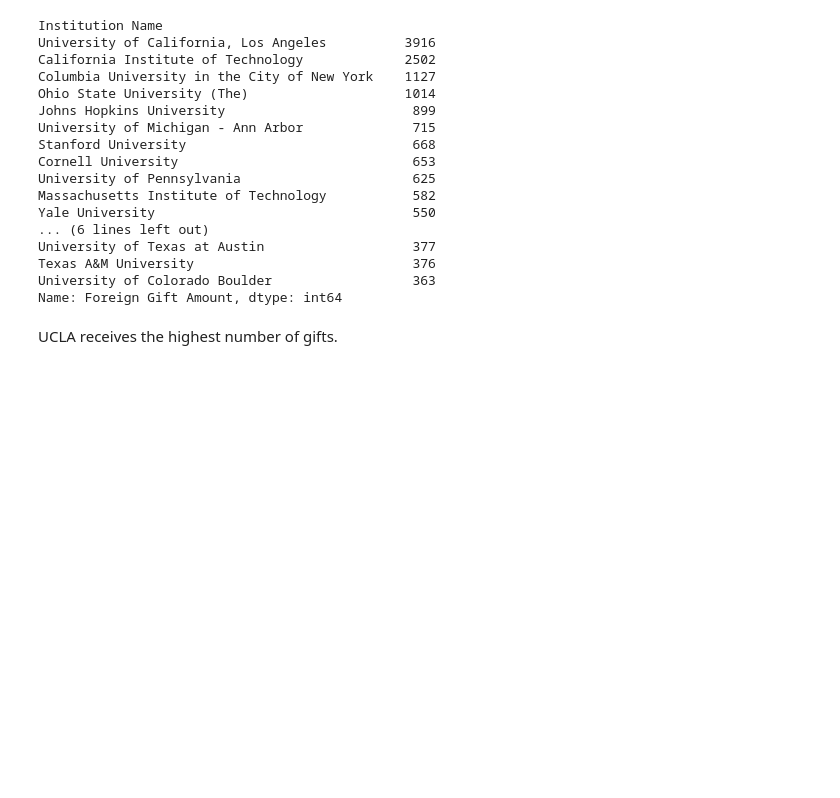
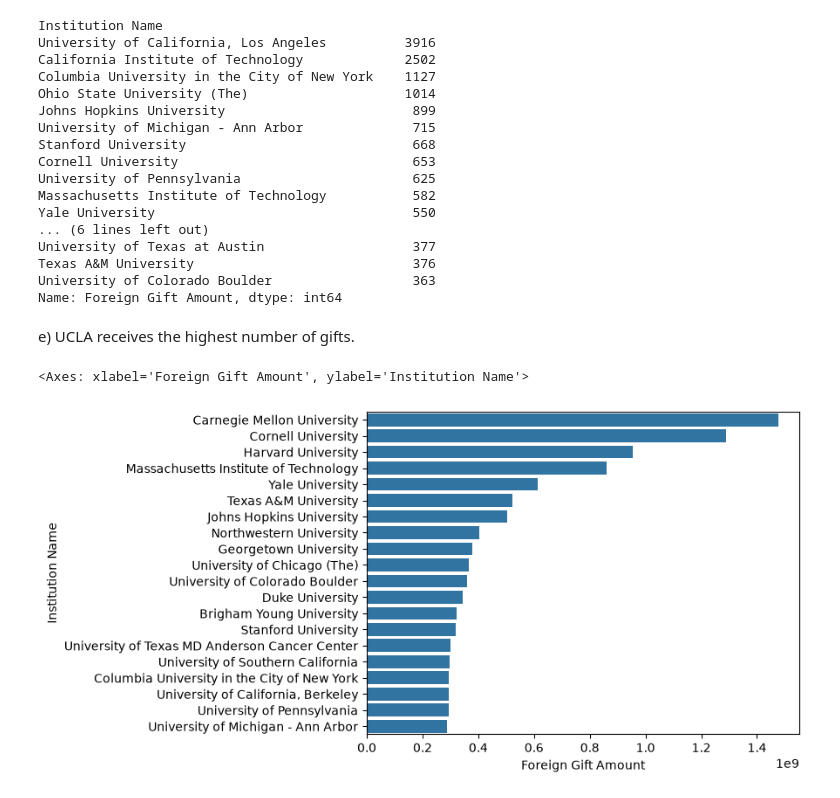
Before and after one commit to sjy3pb/uu_wrangling_and_eda, a Jupyter notebook: initial_analysis.ipynb, the cells around one changed output. Saved outputs shown, nothing was run; the diff lists cells and outputs as text; code cells hidden in the pictures; blank space fills up the shorter version.

```diff
--- a/initial_analysis.ipynb
+++ b/initial_analysis.ipynb
@@ -131,4 +139,4 @@ Texas A&M University                            376
 University of Colorado Boulder                  363
 Name: Foreign Gift Amount, dtype: int64
 # %% [markdown]
-UCLA receives the highest number of gifts.
+e) UCLA receives the highest number of gifts.
@@ -138,0 +143,5 @@ uni_total_don_bar.show()
+# %%
+sns.barplot(data=uni_total_don.head(20), x='Foreign Gift Amount', y='Institution Name')
+# %% [output]
+<Axes: xlabel='Foreign Gift Amount', ylabel='Institution Name'>
+[figure, added]
```
Also changed, not shown: parts of 21 cells of this notebook, 1 other file.
